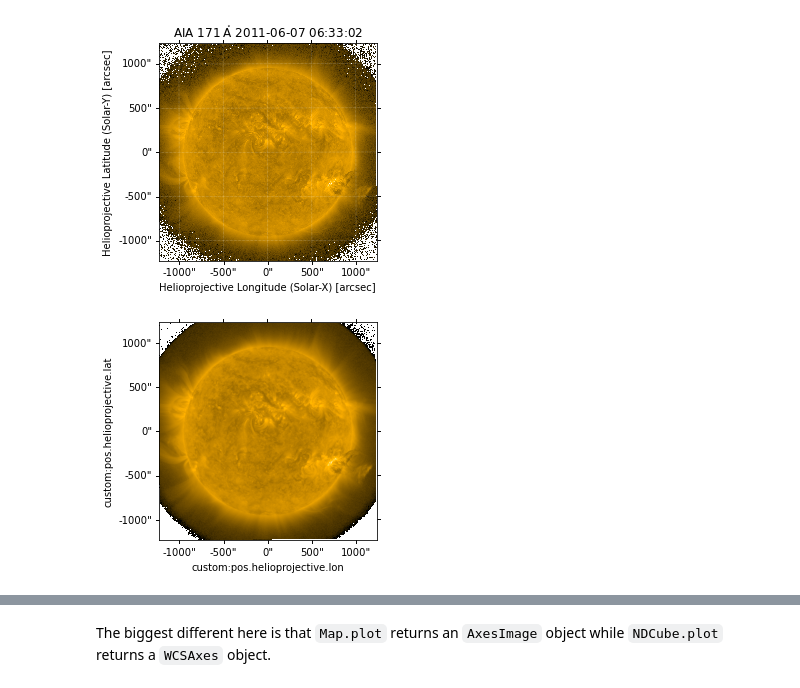
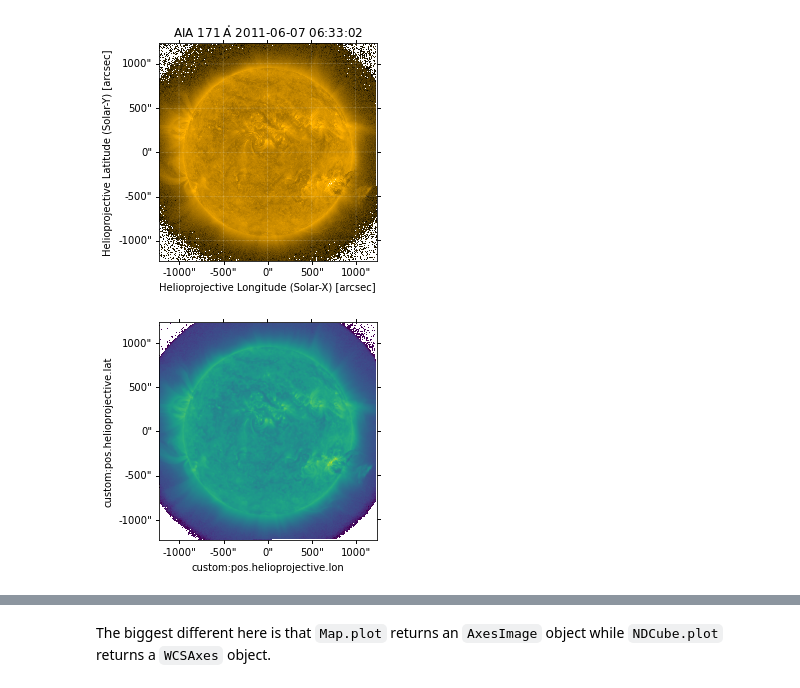
Before and after one commit to DanRyanIrish/notebooks, a Jupyter notebook: ndcube_as_map/ndcube20_as_map.ipynb, the cells around one changed output, grey strips where cells are left out. Drawn from its saved outputs; the diff is of its cells as text; code cells hidden in the pictures.

```diff
--- a/ndcube_as_map/ndcube20_as_map.ipynb
+++ b/ndcube_as_map/ndcube20_as_map.ipynb
@@ -76,3 +93,6 @@ def cube_axis_world_coords(*axes, edges=False, wcs=None):
 ## Equivalent Functionalities
 # %% [markdown]
 ### Instantiating a Map and NDCube
+# %%
+filename = sunpy.data.sample.AIA_171_IMAGE
+filename
@@ -108 +104,9 @@ Coordinate System:       helioprojective
+# %%
+# Create data array and WCS object from FITS file.
+with astropy.io.fits.open(filename) as hdulist:
+    data = hdulist[1].data
+    wcs = astropy.wcs.WCS(hdulist[1].header)
+
+# Instantiate NDCube using data array and WCS.
+cube = NDCube(data=data, wcs=wcs, unit=u.ct)
 # %%
@@ -193,6 +218,6 @@ ax_map = aia_map.plot(norm=colors.LogNorm())
 # %% [output]
 [figure]
 # %%
-ax_cube = cube.plot(norm=colors.LogNorm(), cmap=cmap_aia171)
+ax_cube = cube.plot(norm=colors.LogNorm())
 # %% [output]
-[figure, old version]
+[figure, new version]
```
Also changed, not shown: parts of 115 cells of this notebook.
